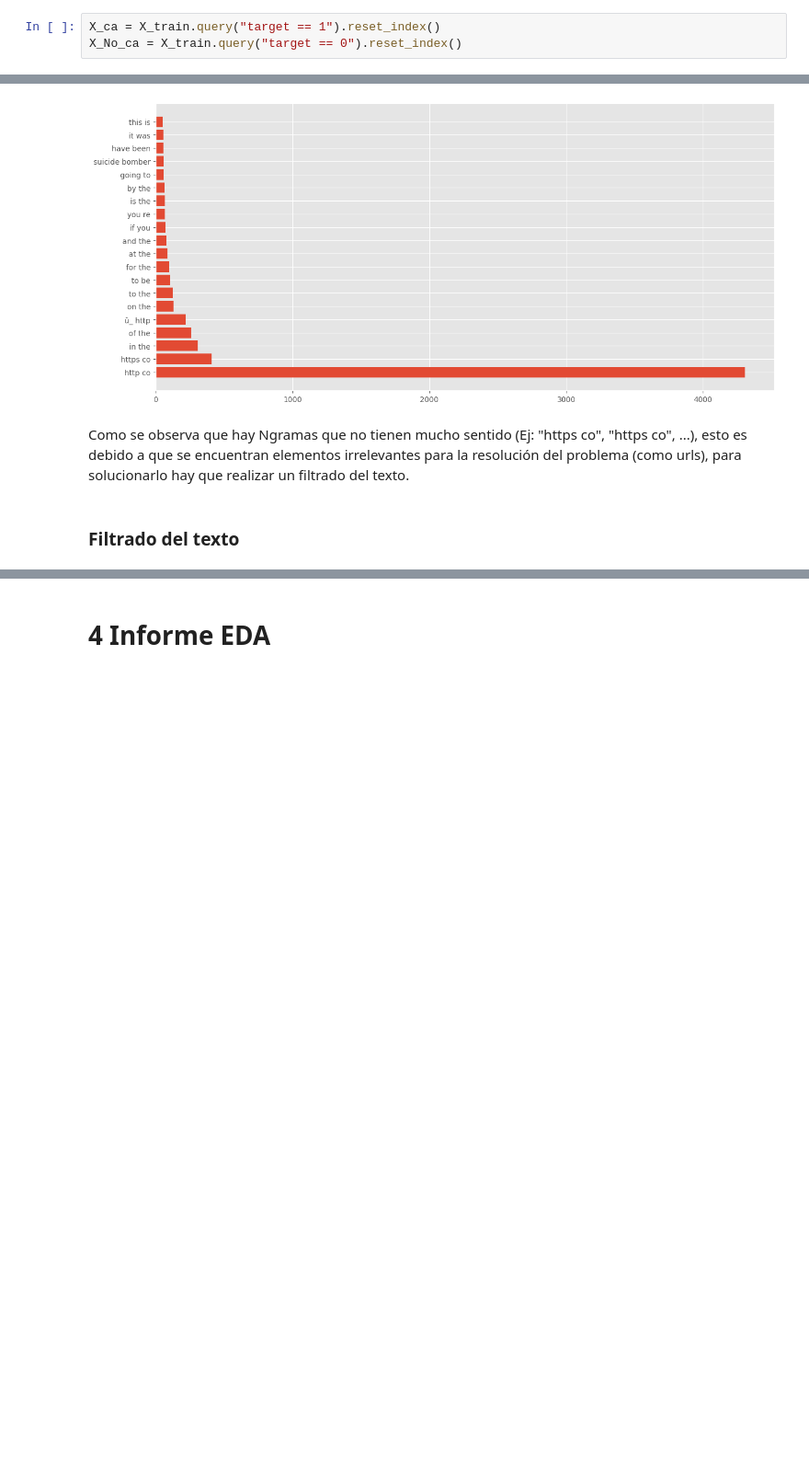
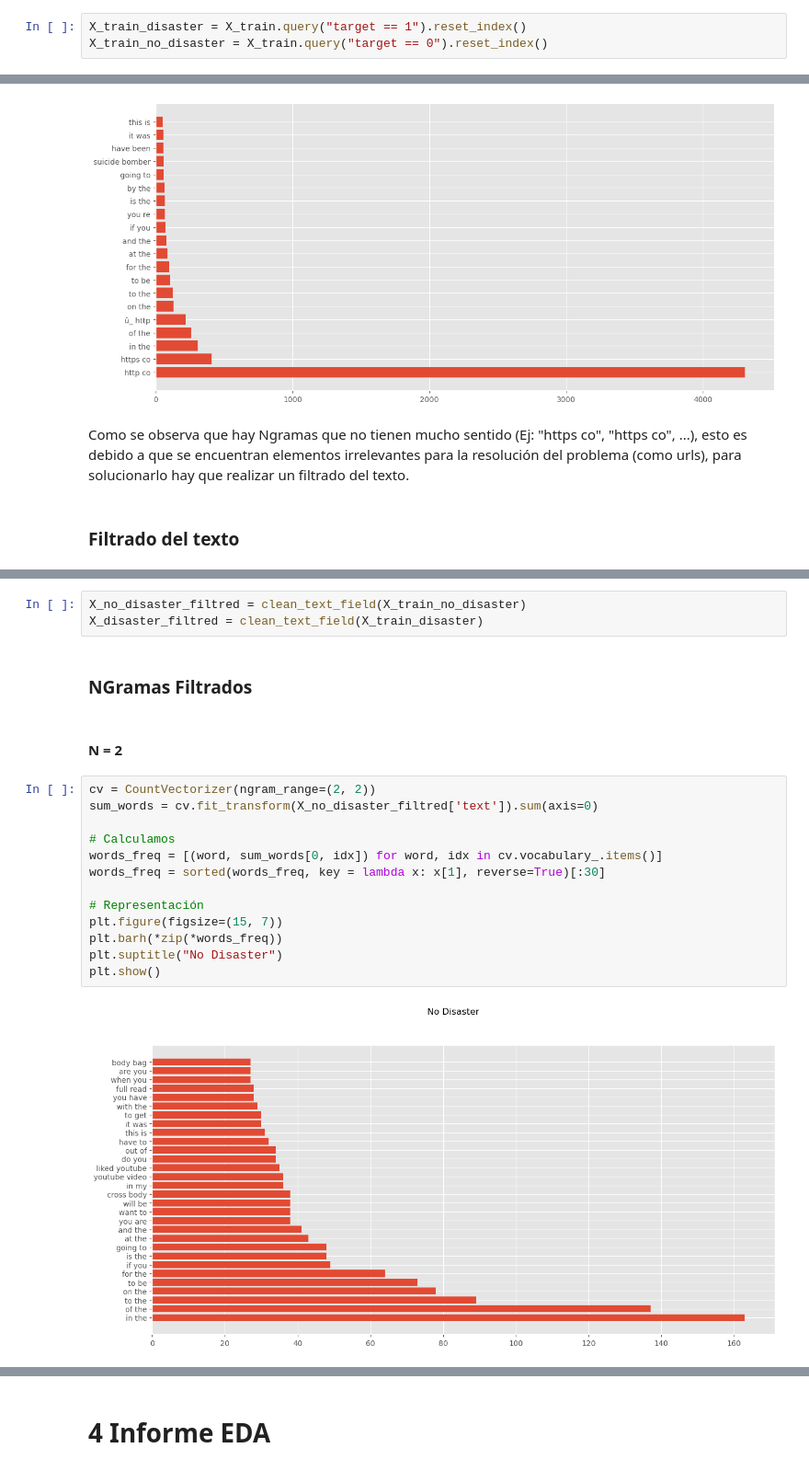
Before and after one commit to Enric-Gil-Gallen/NPL-with-Disaster-Tweets, a Jupyter notebook: notebooks/1-EDA/0-Exploration_dataset.ipynb, the cells around one changed output, grey strips where cells are left out. Shown at 92% size. Saved outputs shown, nothing was run; the diff lists cells and outputs as text; blank space fills up the shorter version.

```diff
--- a/notebooks/1-EDA/0-Explaration_dataset.ipynb
+++ b/notebooks/1-EDA/0-Exploration_dataset.ipynb
@@ -54,6 +52,6 @@ X_train
 # %%
-X_ca = X_train.query("target == 1").reset_index()
-X_No_ca = X_train.query("target == 0").reset_index()
+X_train_disaster = X_train.query("target == 1").reset_index()
+X_train_no_disaster = X_train.query("target == 0").reset_index()
 # %%
 print("1")
 for i in range(5):
@@ -579,0 +609,22 @@ NameError: name 'string' is not defined
+# %%
+X_no_disaster_filtred = clean_text_field(X_train_no_disaster)
+X_disaster_filtred = clean_text_field(X_train_disaster)
+# %% [markdown]
+### NGramas Filtrados
+# %% [markdown]
+#### N = 2
+# %%
+cv = CountVectorizer(ngram_range=(2, 2))
+sum_words = cv.fit_transform(X_no_disaster_filtred['text']).sum(axis=0)
+
+# Calculamos
+words_freq = [(word, sum_words[0, idx]) for word, idx in cv.vocabulary_.items()]
+words_freq = sorted(words_freq, key = lambda x: x[1], reverse=True)[:30]
+
+# Representación
+plt.figure(figsize=(15, 7))
+plt.barh(*zip(*words_freq))
+plt.suptitle("No Disaster")
+plt.show()
+# %% [output]
+[figure, added]
```
Also changed, not shown: parts of 8 cells of this notebook.
